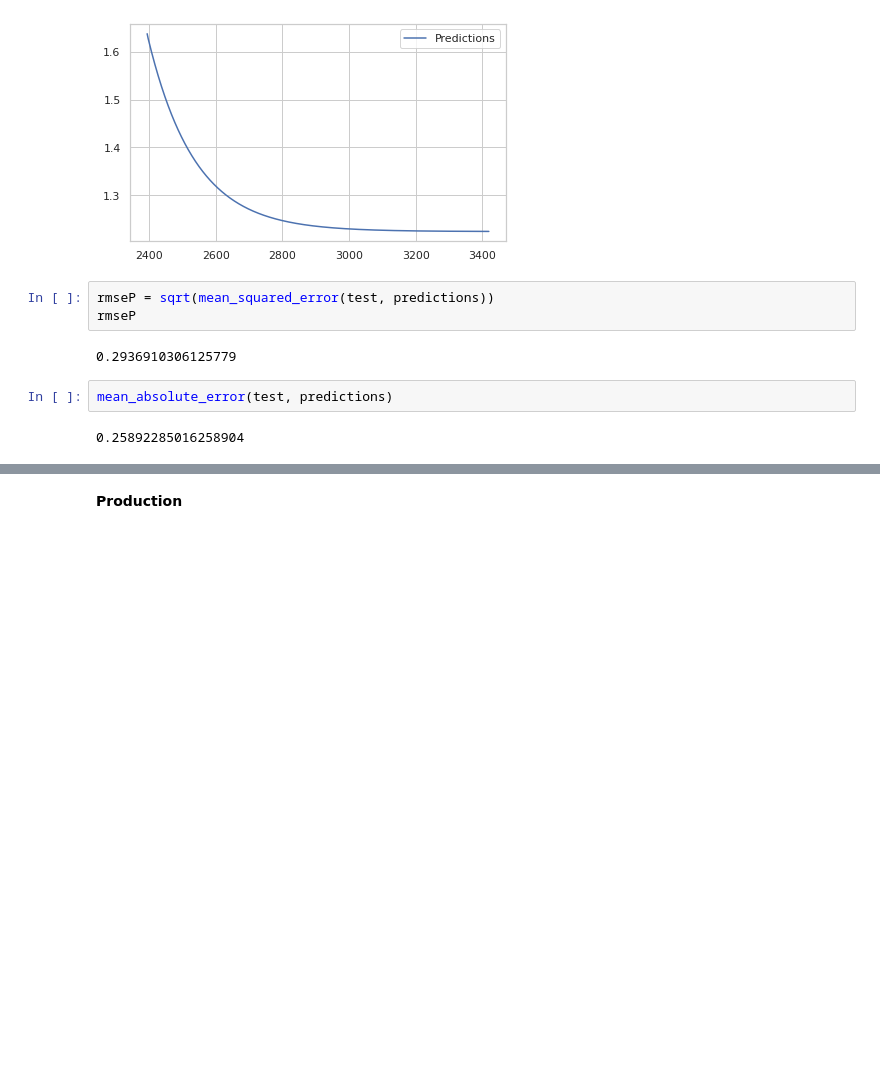
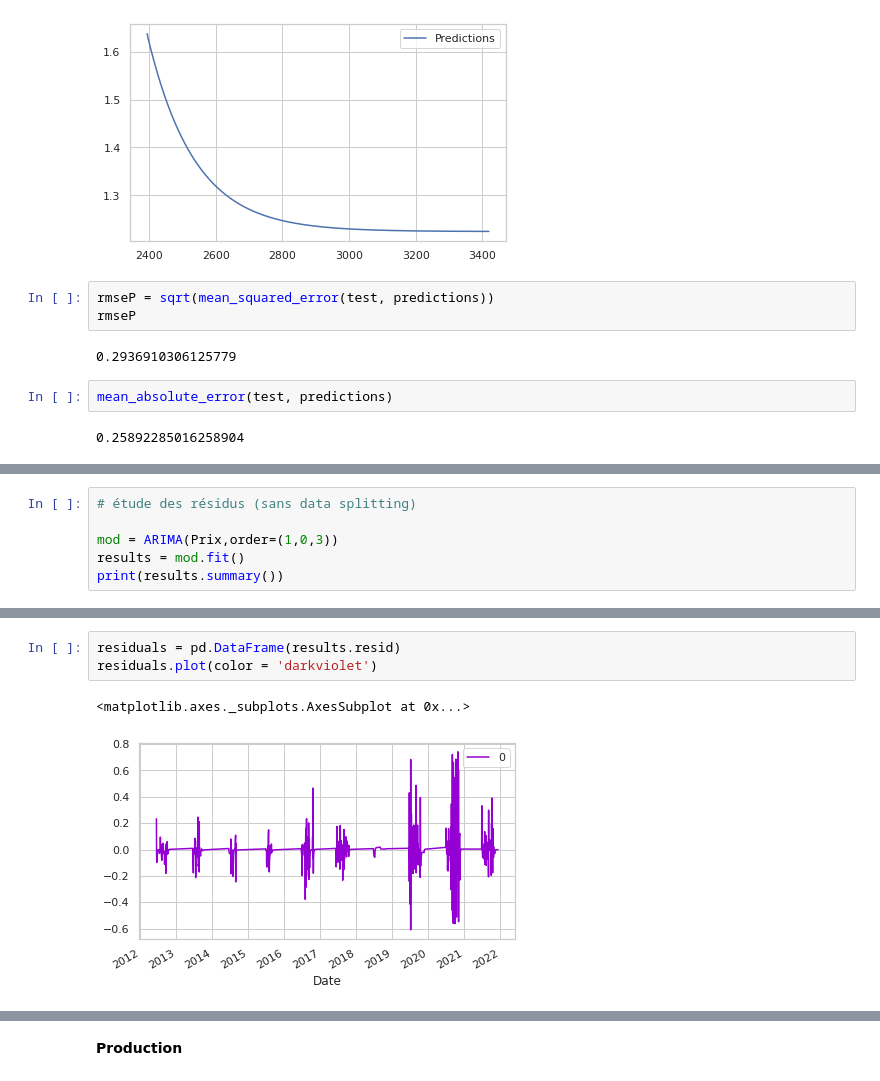
Before and after one commit to Lydu7979/Projet_Chef_d-oeuvre_Flask_bis, a Jupyter notebook: search/models/ARIMA/ARIMA.ipynb, the cells around one changed output, grey strips where cells are left out. Saved outputs shown, nothing was run; the diff lists cells and outputs as text; blank space fills up the shorter version.

```diff
--- a/search/models/ARIMA/ARIMA.ipynb
+++ b/search/models/ARIMA/ARIMA.ipynb
@@ -284,0 +295,6 @@ plt.show()
+# %%
+# étude des résidus (sans data splitting)
+
+mod = ARIMA(Prix,order=(1,0,3))
+results = mod.fit()
+print(results.summary())
@@ -284,0 +320,6 @@ plt.show()
+# %%
+residuals = pd.DataFrame(results.resid)
+residuals.plot(color = 'darkviolet')
+# %% [output]
+<matplotlib.axes._subplots.AxesSubplot at 0x...>
+[figure, added]
```
Also changed, not shown: parts of 27 cells of this notebook, 2 other files.
